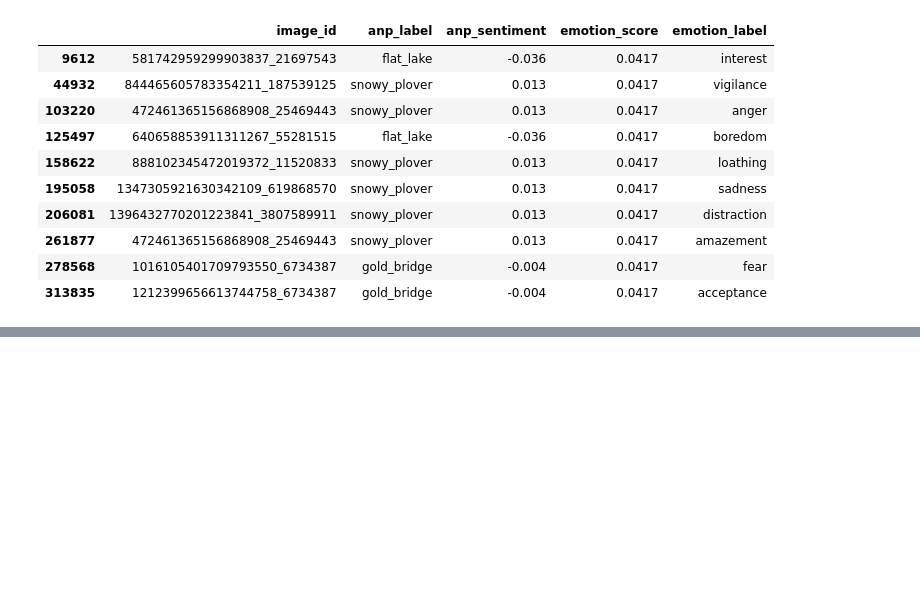
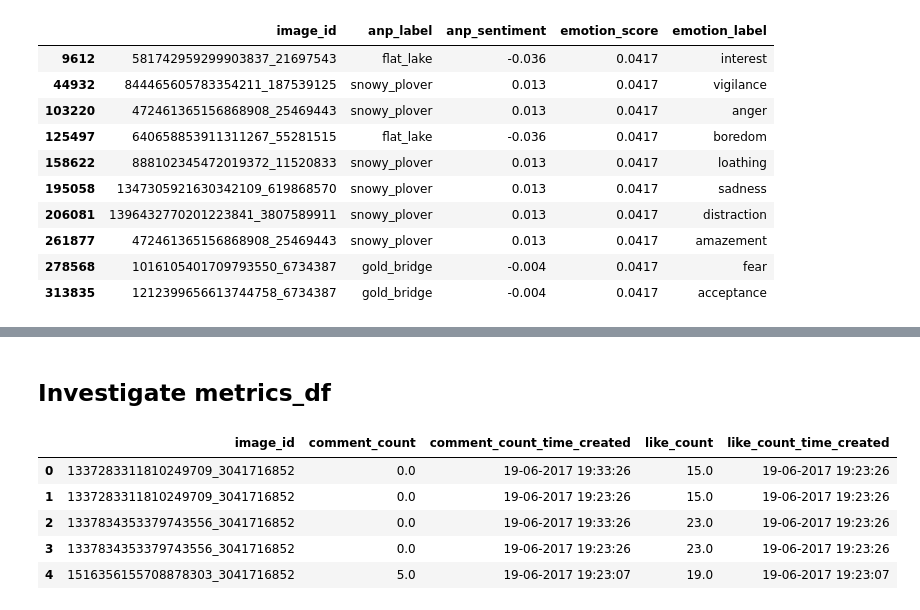
Before and after one commit to taxipapak/Marketing_Case, a Jupyter notebook: Marketing_exploratory.ipynb, the cells around one changed output, grey strips where cells are left out. Cells and saved outputs as stored; diff of their text form; code cells hidden in the pictures; blank space fills up the shorter version.

```diff
--- a/Marketing_exploratory.ipynb
+++ b/Marketing_exploratory.ipynb
@@ -171,0 +172,11 @@ In this notebook we learned how to train and test a regressor on numerical data.
+# %% [markdown]
+## Investigate metrics_df
+# %%
+metrics_df.head()
+# %% [output]
+|  | image_id | comment_count | comment_count_time_created | like_count | like_count_time_created |
+| 0 | 1337283311810249709_3041716852 | 0.0 | 19-06-2017 19:33:26 | 15.0 | 19-06-2017 19:23:26 |
+| 1 | 1337283311810249709_3041716852 | 0.0 | 19-06-2017 19:23:26 | 15.0 | 19-06-2017 19:23:26 |
+| 2 | 1337834353379743556_3041716852 | 0.0 | 19-06-2017 19:33:26 | 23.0 | 19-06-2017 19:23:26 |
+| 3 | 1337834353379743556_3041716852 | 0.0 | 19-06-2017 19:23:26 | 23.0 | 19-06-2017 19:23:26 |
+| 4 | 1516356155708878303_3041716852 | 5.0 | 19-06-2017 19:23:07 | 19.0 | 19-06-2017 19:23:07 |
```
Also changed, not shown: parts of 18 cells of this notebook, 1 other file.
